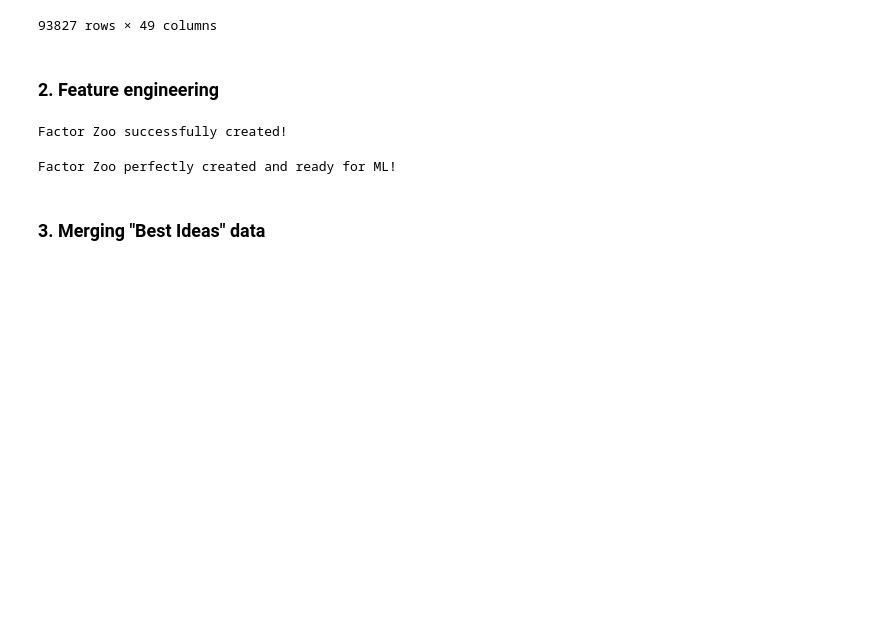
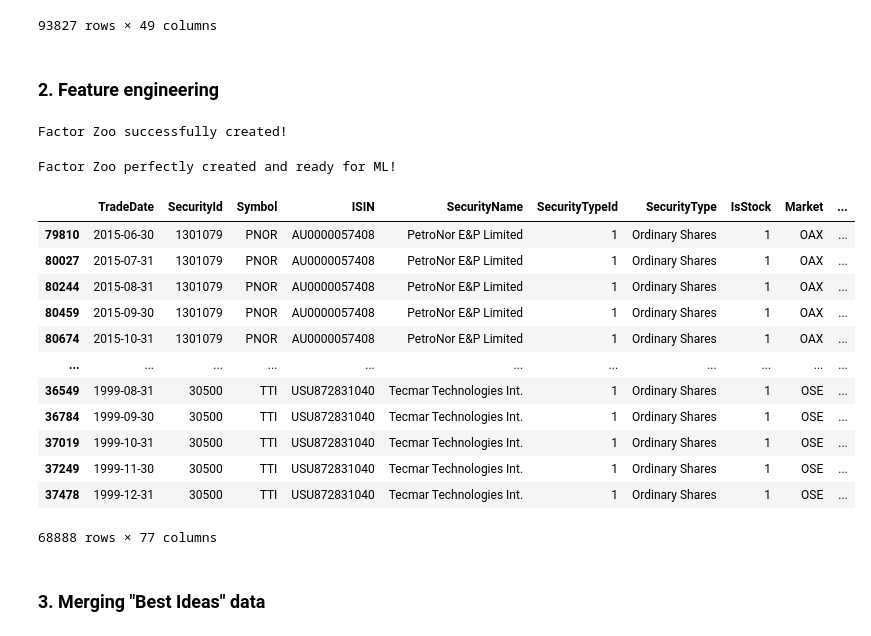
Before and after one commit to DonKubini/Man-vs.-Machine-on-the-Oslo-B-rs, a Jupyter notebook: Python files/Data Cleaning.ipynb, the cells around one changed output. Cells and saved outputs as stored; diff of their text form; code cells hidden in the pictures; blank space fills up the shorter version.

```diff
--- a/Python files/Data Cleaning.ipynb
+++ b/Python files/Data Cleaning.ipynb
@@ -334,6 +335,22 @@ Factor Zoo perfectly created and ready for ML!
 # %%
 # save the final DataFrame to a new CSV file
 investable_universe.to_csv('../Data/investable_universe.csv', index=False)
+# %%
+investable_universe
+# %% [output]
+|  | TradeDate | SecurityId | Symbol | ISIN | SecurityName | SecurityTypeId | SecurityType | IsStock | Market | ... |
+| 79810 | 2015-06-30 | 1301079 | PNOR | AU0000057408 | PetroNor E&P Limited | 1 | Ordinary Shares | 1 | OAX | ... |
+| 80027 | 2015-07-31 | 1301079 | PNOR | AU0000057408 | PetroNor E&P Limited | 1 | Ordinary Shares | 1 | OAX | ... |
+| 80244 | 2015-08-31 | 1301079 | PNOR | AU0000057408 | PetroNor E&P Limited | 1 | Ordinary Shares | 1 | OAX | ... |
+| 80459 | 2015-09-30 | 1301079 | PNOR | AU0000057408 | PetroNor E&P Limited | 1 | Ordinary Shares | 1 | OAX | ... |
+| 80674 | 2015-10-31 | 1301079 | PNOR | AU0000057408 | PetroNor E&P Limited | 1 | Ordinary Shares | 1 | OAX | ... |
+| ... | ... | ... | ... | ... | ... | ... | ... | ... | ... | ... |
+| 36549 | 1999-08-31 | 30500 | TTI | USU872831040 | Tecmar Technologies Int. | 1 | Ordinary Shares | 1 | OSE | ... |
+| 36784 | 1999-09-30 | 30500 | TTI | USU872831040 | Tecmar Technologies Int. | 1 | Ordinary Shares | 1 | OSE | ... |
+| 37019 | 1999-10-31 | 30500 | TTI | USU872831040 | Tecmar Technologies Int. | 1 | Ordinary Shares | 1 | OSE | ... |
+| 37249 | 1999-11-30 | 30500 | TTI | USU872831040 | Tecmar Technologies Int. | 1 | Ordinary Shares | 1 | OSE | ... |
+| 37478 | 1999-12-31 | 30500 | TTI | USU872831040 | Tecmar Technologies Int. | 1 | Ordinary Shares | 1 | OSE | ... |
+68888 rows × 77 columns
 # %% [markdown]
 ### 3. Merging "Best Ideas" data
 # %%
```
Also changed, not shown: parts of 6 cells of this notebook, 1 other file.
